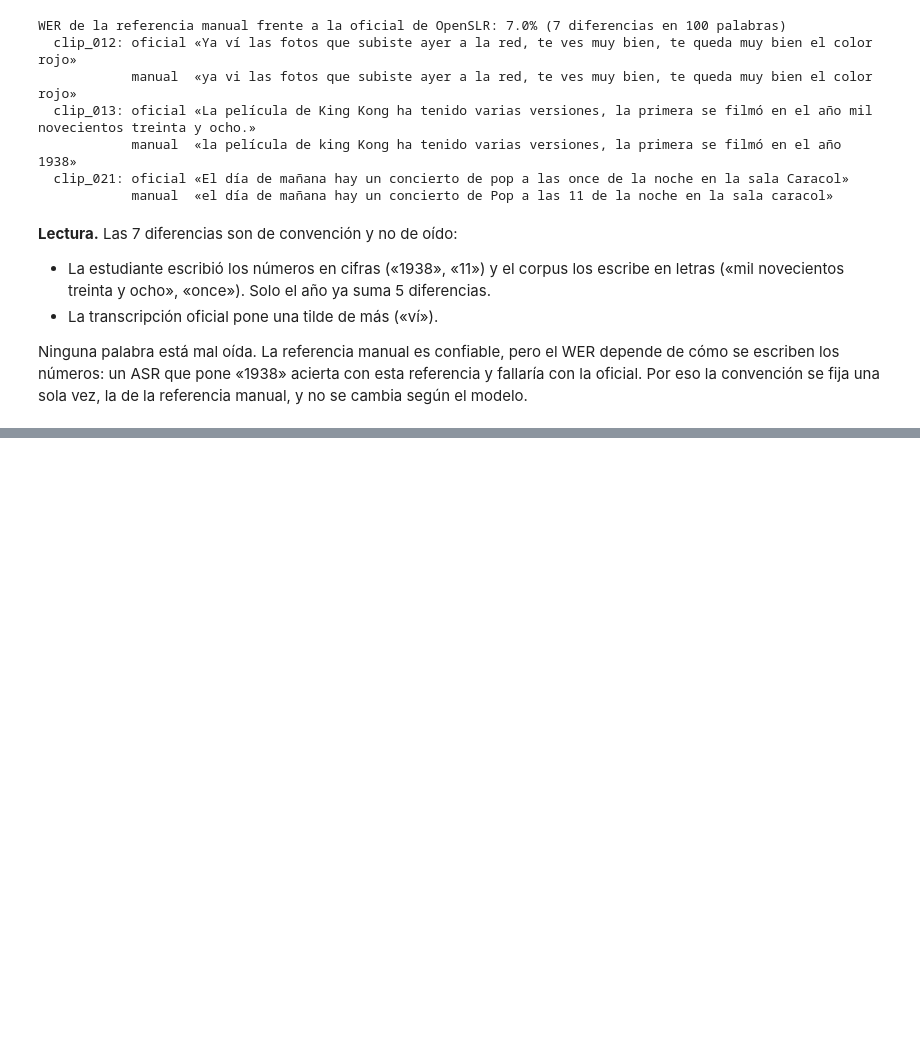
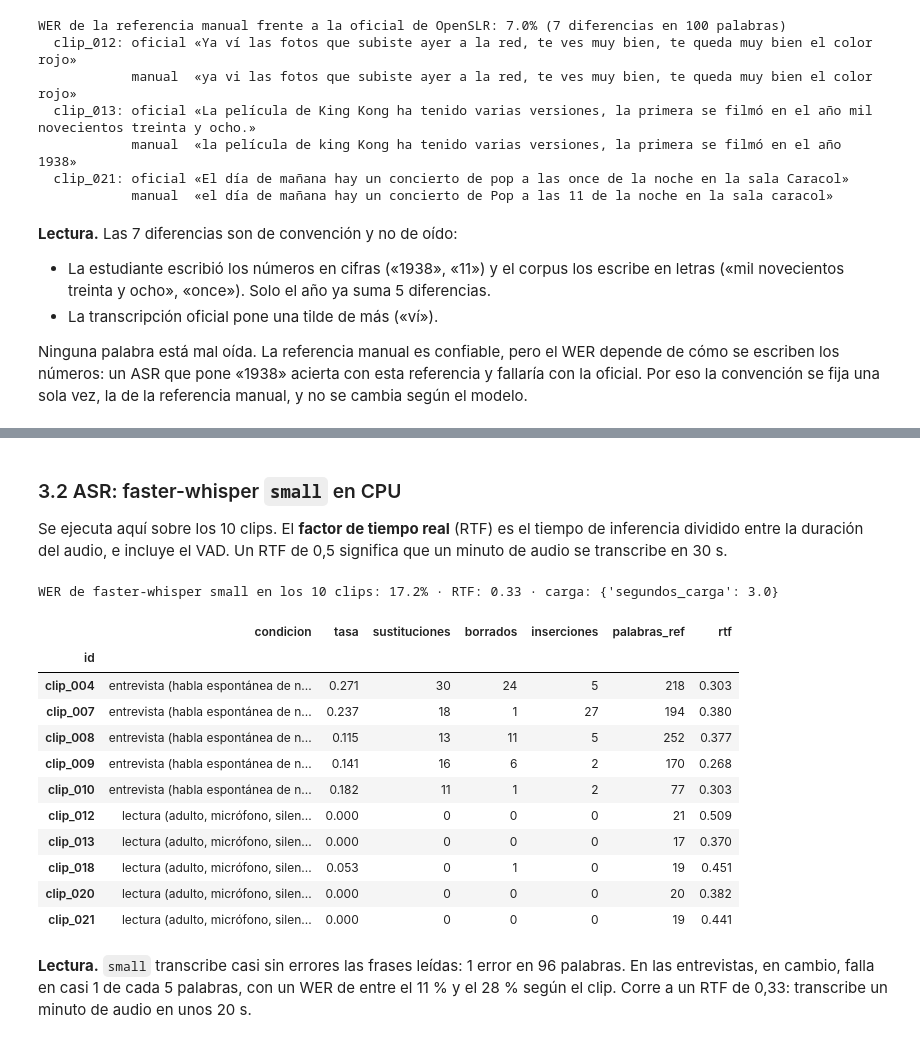
Before and after one commit to IvettexMamani/diplomado-python-2026, a Jupyter notebook: tarea_2/02_evaluacion.ipynb, the cells around one changed output, grey strips where cells are left out. Saved outputs shown, nothing was run; the diff lists cells and outputs as text; code cells hidden in the pictures; blank space fills up the shorter version.

```diff
--- a/tarea_2/02_evaluacion.ipynb
+++ b/tarea_2/02_evaluacion.ipynb
@@ -319,0 +388,56 @@ Ninguna palabra está mal oída. La referencia manual es confiable, pero el WER
+# %% [markdown]
+### 3.2 ASR: faster-whisper `small` en CPU
+
+Se ejecuta aquí sobre los 10 clips. El **factor de tiempo real** (RTF) es el tiempo de inferencia dividido entre la duración del audio, e incluye el VAD. Un RTF de 0,5 significa que un minuto de audio se transcribe en 30 s.
+# %%
+from faster_whisper import WhisperModel
+from faster_whisper.audio import decode_audio
+
+SR = 16_000
+ruta_audio = audios.set_index("id")["archivo_audio"]
+
+
+def cargar_audio(ruta):
+    "Igual que en la Parte 1: PyAV, y libsndfile para los .ogg con el último paquete dañado."
+    try:
+        return decode_audio(str(ruta), sampling_rate=SR)
+    except Exception:
+        import soundfile as sf
+        from scipy.signal import resample_poly
+        x, sr = sf.read(str(ruta), dtype="float32")
+        x = x.mean(axis=1) if x.ndim > 1 else x
+        return resample_poly(x, SR, sr).astype("float32")
+
+
+def transcribir_whisper(modelo, i):
+    segmentos, _ = modelo.transcribe(cargar_audio(ruta_audio[i]), **OPCIONES_WHISPER)
+    return " ".join(s.text.strip() for s in segmentos)
+
+
+salidas_asr, cargas = {}, {}
+salidas_asr["faster-whisper small"], cargas["faster-whisper small"] = correr(
+    "faster-whisper-small", muestra_audios,
+    lambda: WhisperModel("small", device="cpu", compute_type="int8", cpu_threads=min(8, os.cpu_count() or 4)),
+    transcribir_whisper)
+wer = tabla(salidas_asr["faster-whisper small"], "faster-whisper small", "palabras", m_audios[["condicion", "duracion_seg"]])
+wer["rtf"] = wer["segundos"] / wer["duracion_seg"]
+total = medir([referencias[i] for i in muestra_audios], [salidas_asr["faster-whisper small"][i]["texto"] for i in muestra_audios], "palabras")
+print(f"WER de faster-whisper small en los 10 clips: {total['tasa']:.1%} · RTF: "
+      f"{wer['segundos'].sum() / wer['duracion_seg'].sum():.2f} · carga: {cargas['faster-whisper small']}")
+wer[["condicion", "tasa", "sustituciones", "borrados", "inserciones", "palabras_ref", "rtf"]].round(3)
+# %% [output]
+WER de faster-whisper small en los 10 clips: 17.2% · RTF: 0.33 · carga: {'segundos_carga': 3.0}
+|  | condicion | tasa | sustituciones | borrados | inserciones | palabras_ref | rtf |
+| id |  |  |  |  |  |  |  |
+| clip_004 | entrevista (habla espontánea de n... | 0.271 | 30 | 24 | 5 | 218 | 0.303 |
+| clip_007 | entrevista (habla espontánea de n... | 0.237 | 18 | 1 | 27 | 194 | 0.380 |
+| clip_008 | entrevista (habla espontánea de n... | 0.115 | 13 | 11 | 5 | 252 | 0.377 |
+| clip_009 | entrevista (habla espontánea de n... | 0.141 | 16 | 6 | 2 | 170 | 0.268 |
+| clip_010 | entrevista (habla espontánea de n... | 0.182 | 11 | 1 | 2 | 77 | 0.303 |
+| clip_012 | lectura (adulto, micrófono, silen... | 0.000 | 0 | 0 | 0 | 21 | 0.509 |
+| clip_013 | lectura (adulto, micrófono, silen... | 0.000 | 0 | 0 | 0 | 17 | 0.370 |
+| clip_018 | lectura (adulto, micrófono, silen... | 0.053 | 0 | 1 | 0 | 19 | 0.451 |
+| clip_020 | lectura (adulto, micrófono, silen... | 0.000 | 0 | 0 | 0 | 20 | 0.382 |
+| clip_021 | lectura (adulto, micrófono, silen... | 0.000 | 0 | 0 | 0 | 19 | 0.441 |
+# %% [markdown]
+**Lectura.** `small` transcribe casi sin errores las frases leídas: 1 error en 96 palabras. En las entrevistas, en cambio, falla en casi 1 de cada 5 palabras, con un WER de entre el 11 % y el 28 % según el clip. Corre a un RTF de 0,33: transcribe un minuto de audio en unos 20 s.
```
Also changed, not shown: parts of 5 cells of this notebook.
